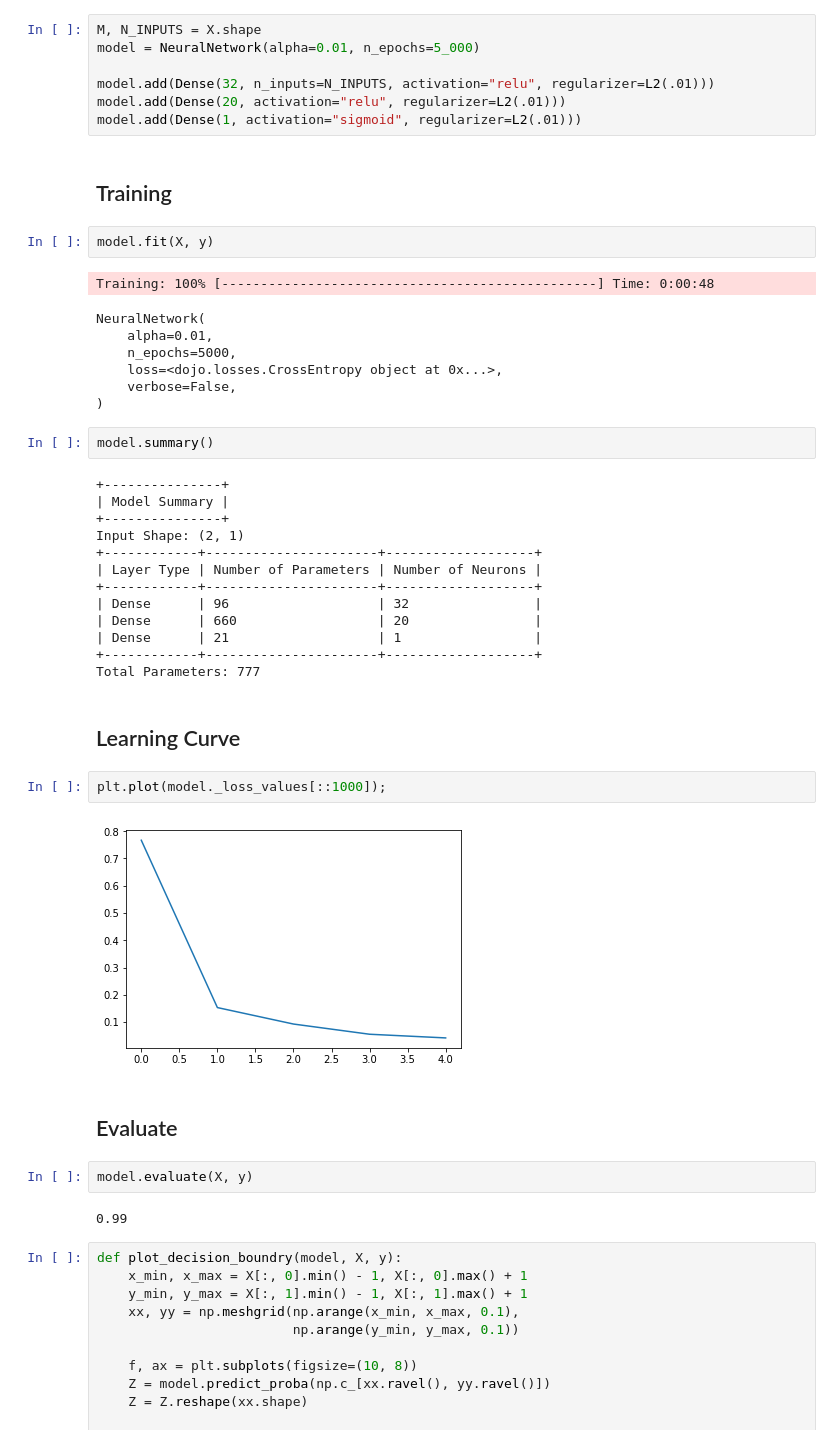
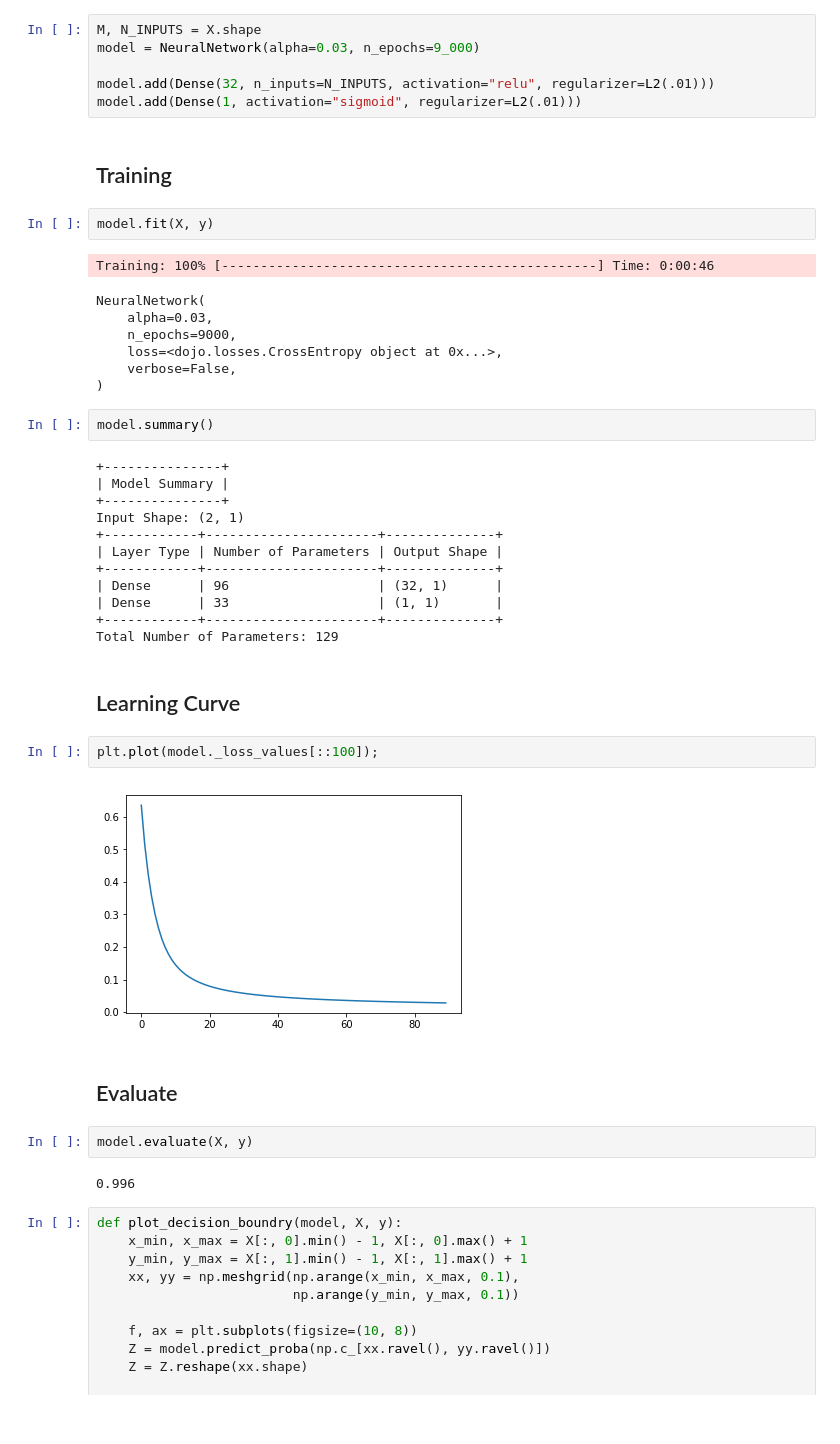
Before and after one commit to VIVelev/PyDojoML, a Jupyter notebook: examples/Neural Network.ipynb, the cells around one changed output. Cells and saved outputs as stored; diff of their text form.

```diff
--- a/examples/Neural Network.ipynb
+++ b/examples/Neural Network.ipynb
@@ -28,20 +28,19 @@ plt.show();
 # Build the Neural Network
 # %%
 M, N_INPUTS = X.shape
-model = NeuralNetwork(alpha=0.01, n_epochs=5_000)
+model = NeuralNetwork(alpha=0.03, n_epochs=9_000)
 
 model.add(Dense(32, n_inputs=N_INPUTS, activation="relu", regularizer=L2(.01)))
-model.add(Dense(20, activation="relu", regularizer=L2(.01)))
 model.add(Dense(1, activation="sigmoid", regularizer=L2(.01)))
 # %% [markdown]
 ## Training
 # %%
 model.fit(X, y)
 # %% [output]
-Training: 100% [------------------------------------------------] Time: 0:00:48
+Training: 100% [------------------------------------------------] Time: 0:00:46
 NeuralNetwork(
-    alpha=0.01,
-    n_epochs=5000,
+    alpha=0.03,
+    n_epochs=9000,
     loss=<dojo.losses.CrossEntropy object at 0x...>,
     verbose=False,
 )
@@ -52,26 +51,25 @@ model.summary()
 | Model Summary |
 +---------------+
 Input Shape: (2, 1)
-+------------+----------------------+-------------------+
-| Layer Type | Number of Parameters | Number of Neurons |
-+------------+----------------------+-------------------+
-| Dense      | 96                   | 32                |
-| Dense      | 660                  | 20                |
-| Dense      | 21                   | 1                 |
-+------------+----------------------+-------------------+
-Total Parameters: 777
++------------+----------------------+--------------+
+| Layer Type | Number of Parameters | Output Shape |
++------------+----------------------+--------------+
+| Dense      | 96                   | (32, 1)      |
+| Dense      | 33                   | (1, 1)       |
++------------+----------------------+--------------+
+Total Number of Parameters: 129
 # %% [markdown]
 ## Learning Curve
 # %%
-plt.plot(model._loss_values[::1000]);
+plt.plot(model._loss_values[::100]);
 # %% [output]
-[figure, old version]
+[figure, new version]
 # %% [markdown]
 ## Evaluate
 # %%
 model.evaluate(X, y)
 # %% [output]
-0.99
+0.996
 # %%
 def plot_decision_boundry(model, X, y):
     x_min, x_max = X[:, 0].min() - 1, X[:, 0].max() + 1
```
Also changed, not shown: parts of 2 cells of this notebook, 1 other file.
